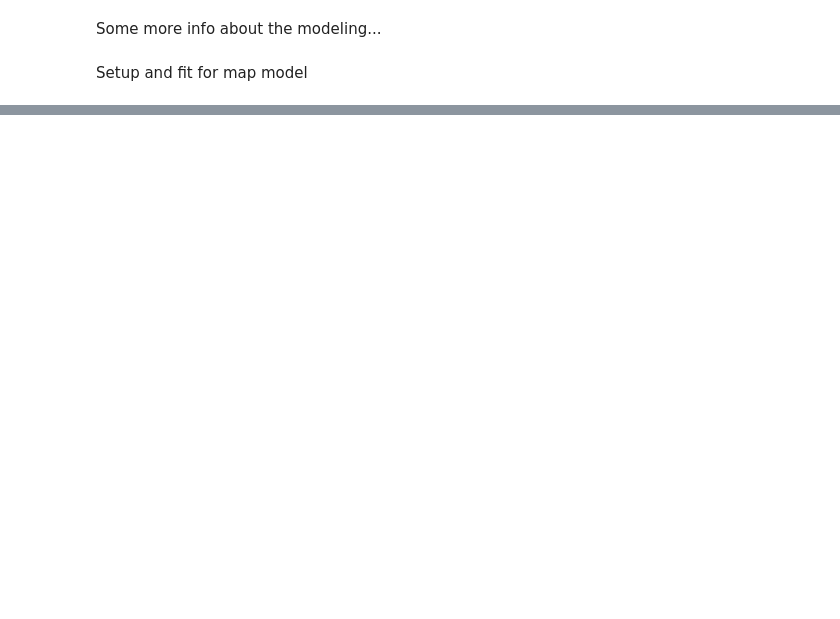
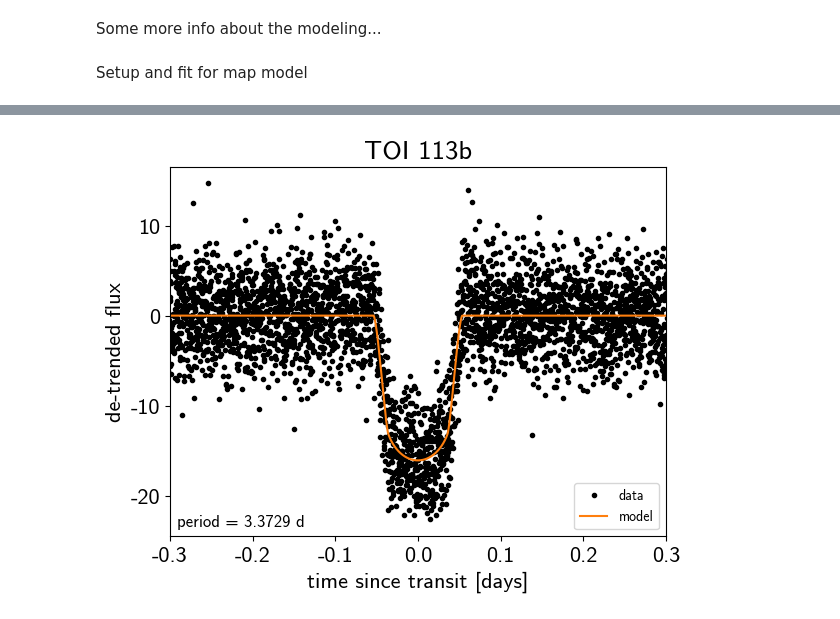
Before and after one commit to dfm/tess-atlas, a Jupyter notebook: template.ipynb, the cells around one changed output, grey strips where cells are left out. Cells and saved outputs as stored; diff of their text form; code cells hidden in the pictures; blank space fills up the shorter version.

```diff
--- a/template.ipynb
+++ b/template.ipynb
@@ -190,13 +308,5 @@ def build_model_sigma_clip(x, y, yerr, periods, t0s, depths, sigma=5.0, maxiter=
     return model
 # %% [markdown]
 Setup and fit for map model
-# %%
-# periods = periods
-t0s = epochs - 2457000
-depths = depths * 1e-3
-
-x = lc.time
-y = (lc.flux - 1.0) * 1e3
-yerr = lc.flux_err * 1e3
-
-model = build_model_sigma_clip(x, y, yerr, periods, t0s, depths)
+# %%
+model = build_model(x, y, yerr, periods, t0s, depths)
@@ -217,3 +348,47 @@ plt.legend(fontsize=10);
+# %%
+with model:
+    light_curves = xo.utils.eval_in_model(model.light_curves, model.map_soln)
+
+for n, letter in enumerate(letters):
+    plt.figure()
+
+    # Compute the GP prediction
+    mean_mod = model.map_soln["mean"]
+
+    # Get the posterior median orbital parameters
+    p = model.map_soln["period"][n]
+    t0 = model.map_soln["t0"][n]
+
+    # Compute the median of posterior estimate of the contribution from
+    # the other planet. Then we can remove this from the data to plot
+    # just the planet we care about.
+    inds = np.arange(len(periods)) != n
+    others = 1e3*np.sum(light_curves[:, inds], axis=-1)
+
+    # Plot the folded data
+    x_fold = (model.x - t0 + 0.5*p) % p - 0.5*p
+    plt.plot(x_fold, model.y - mean_mod - others, ".k", label="data", zorder=-1000)
+
+    # Plot the folded model
+    inds = np.argsort(x_fold)
+    inds = inds[np.abs(x_fold)[inds] < 0.3]
+    pred = 1e3 * light_curves[inds, n]
+    plt.plot(x_fold[inds], pred, color="C1", label="model")
+
+    # Annotate the plot with the planet's period
+    txt = "period = {0:.4f} d".format(p)
+    plt.annotate(txt, (0, 0), xycoords="axes fraction",
+                 xytext=(5, 5), textcoords="offset points",
+                 ha="left", va="bottom", fontsize=12)
+
+    plt.legend(fontsize=10, loc=4)
+    plt.xlim(-0.5*p, 0.5*p)
+    plt.xlabel("time since transit [days]")
+    plt.ylabel("de-trended flux")
+    plt.title("TOI {0}{1}".format(toi_num, letter));
+    plt.xlim(-0.3, 0.3)
+# %% [output]
+[figure, added]
 # %%
 np.random.seed(123)
 sampler = xo.PyMC3Sampler(window=50, start=50, finish=500)
```
Also changed, not shown: parts of 21 cells of this notebook.
